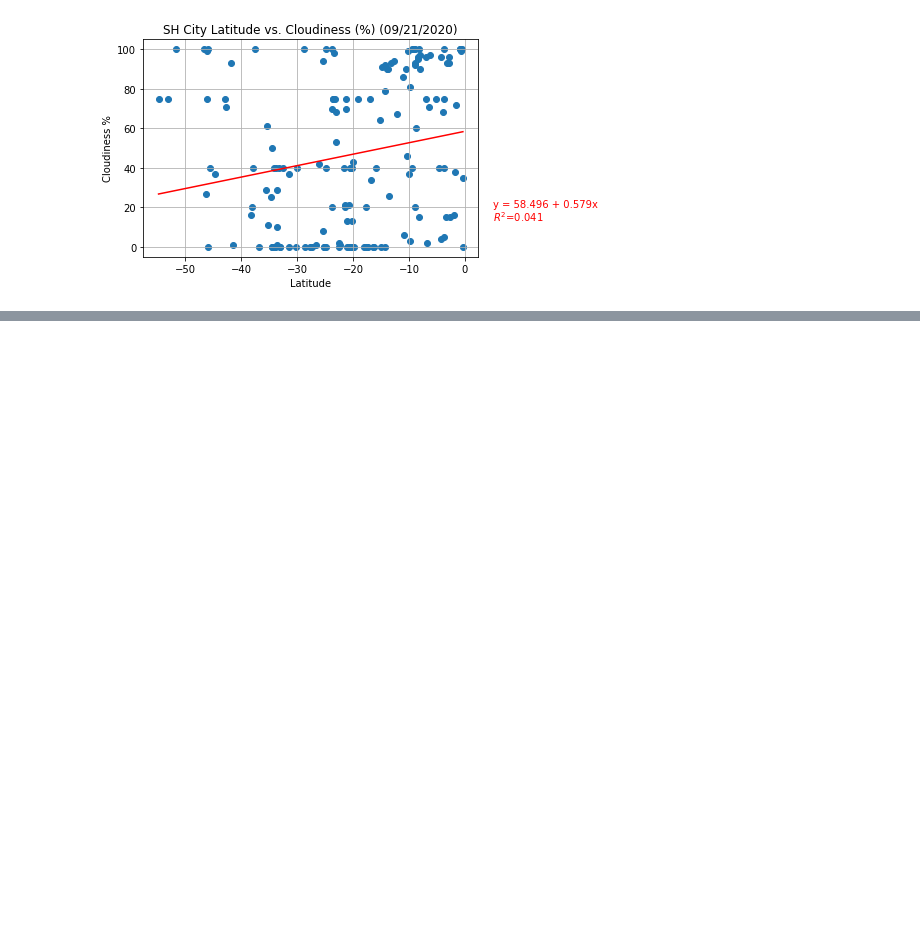
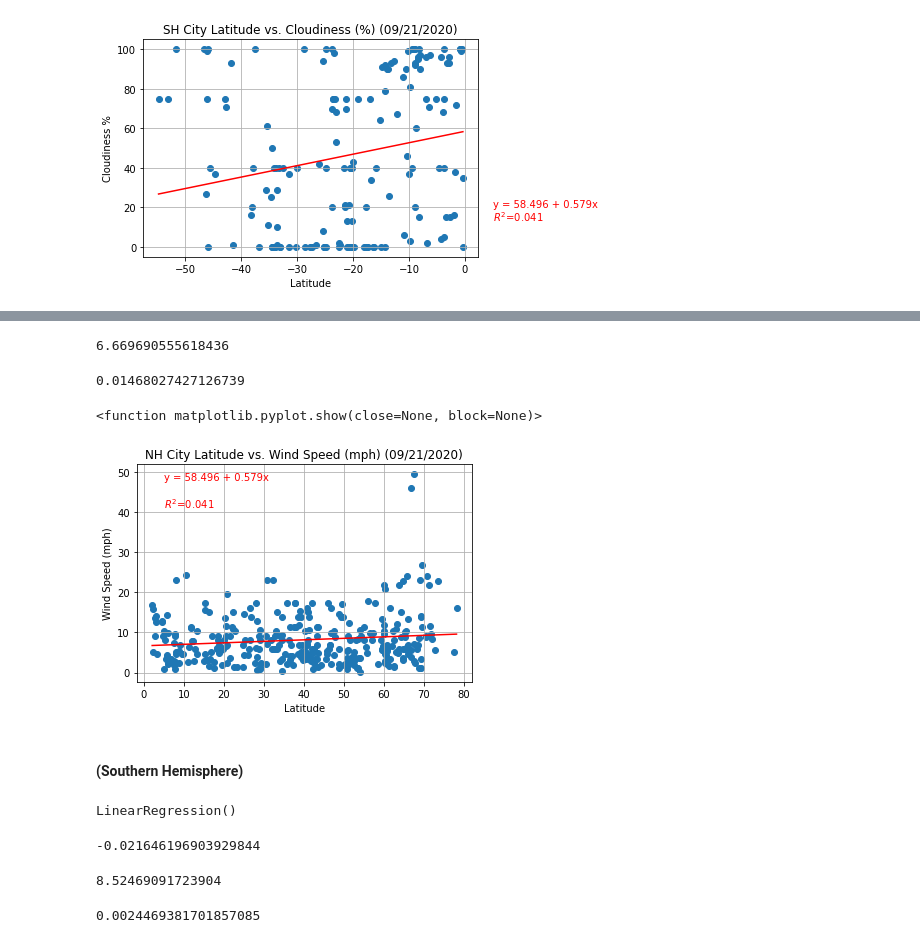
Before and after one commit to Slyssy/python-api-challenge, a Jupyter notebook: WeatherPy/WeatherPy.ipynb, the cells around one changed output, grey strips where cells are left out. Drawn from its saved outputs; the diff is of its cells as text; code cells hidden in the pictures; blank space fills up the shorter version.

Commit message:
Created a scatter plot displaying the relationship between wind speed  and latitude for cities in the Northern and Southern Hemisphere and added linear regression analysis.

```diff
--- a/WeatherPy/WeatherPy.ipynb
+++ b/WeatherPy/WeatherPy.ipynb
@@ -520,0 +534,3 @@ plt.show
+# %%
+model = LinearRegression()
+model.fit(X_array, y)
@@ -520,0 +544,35 @@ plt.show
+# %%
+intercept = model.intercept_
+intercept
+# %% [output]
+6.669690555618436
+# %%
+r_squared = model.score(X_array, y)
+r_squared
+# %% [output]
+0.01468027427126739
+# %%
+def predict_function(wind_speed):
+    return model.predict([[wind_speed]])[0]
+# %%
+wind_speed_range = np.arange(min(X), max(X), 0.001)
+predict_wind_speed_range = [predict_function(e) for e in wind_speed_range]
+# %%
+# Variables used for creating text labels on plot
+formula = f"y = {round(intercept, 3)} + {round(slope, 3)}x"
+r_squared_str = f"$R^{2}$={round(r_squared, 3)}"
+# %%
+plt.title("NH City Latitude vs. Wind Speed (mph) (09/21/2020)")
+plt.xlabel("Latitude")
+plt.ylabel("Wind Speed (mph)")
+plt.grid()
+plt.scatter(X,y)
+plt.plot(wind_speed_range, predict_wind_speed_range, color="red")
+plt.text(5,48, formula, color="red")
+plt.text(5,41, r_squared_str, color="red")
+plt.show
+# %% [output]
+<function matplotlib.pyplot.show(close=None, block=None)>
+[figure, added]
+# %% [markdown]
+#### (Southern Hemisphere)
@@ -520,0 +583,20 @@ plt.show
+# %%
+model = LinearRegression()
+model.fit(X_array, y)
+# %% [output]
+LinearRegression()
+# %%
+slope = model.coef_[0]
+slope
+# %% [output]
+-0.021646196903929844
+# %%
+intercept = model.intercept_
+intercept
+# %% [output]
+8.52469091723904
+# %%
+r_squared = model.score(X_array, y)
+r_squared
+# %% [output]
+0.0024469381701857085
```
Also changed, not shown: parts of 11 cells of this notebook.
